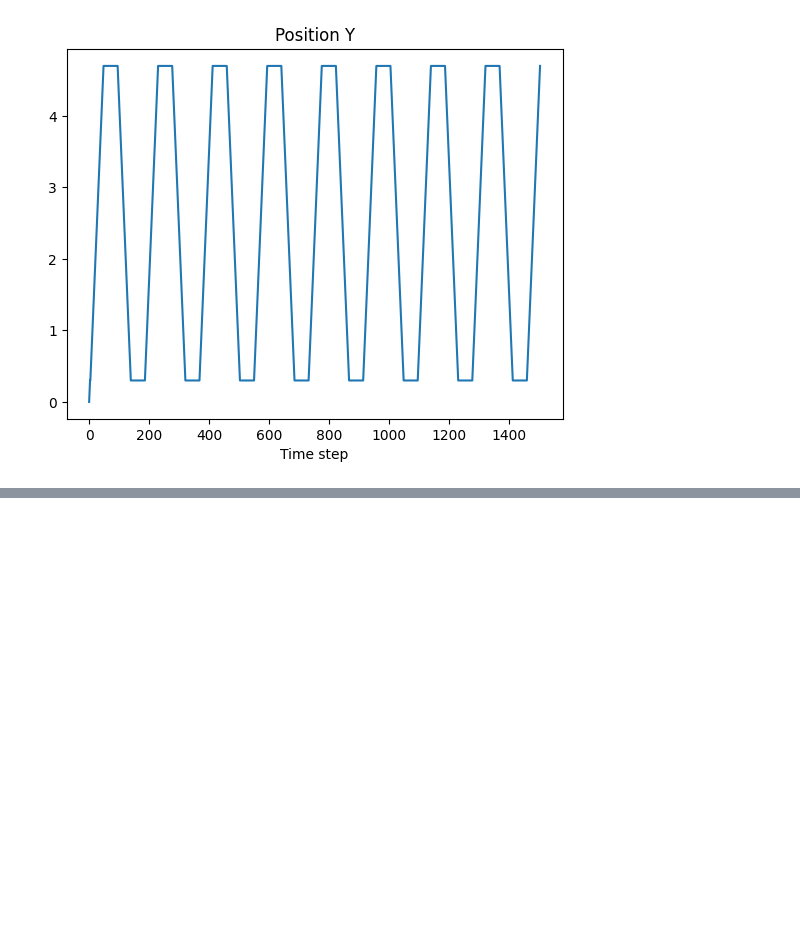
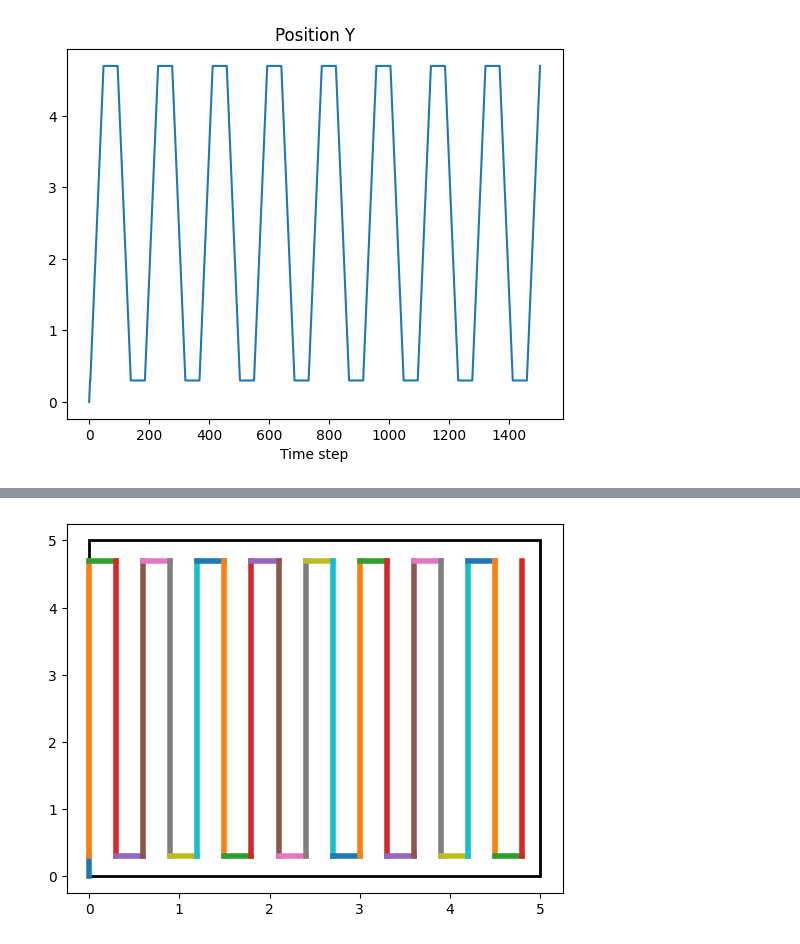
Before and after one commit to jonathan-crandall/CS5510-Robot-Intelligence, a Jupyter notebook: midterm_problem_1.ipynb, the cells around one changed output, grey strips where cells are left out. Cells and saved outputs as stored; diff of their text form; code cells hidden in the pictures; blank space fills up the shorter version.

```diff
--- a/midterm_problem_1.ipynb
+++ b/midterm_problem_1.ipynb
@@ -31,10 +31,12 @@ class SkidRobot:
         path_y = []
 
         # put loop in terms of dt = 0.1
-        for _ in range(round(duration * 10)):
+        current_time = 0
+        while (current_time < duration ):
             path_x.append(self.x)
             path_y.append(self.y)
             self.move(Vl, Vr)
+            current_time += .1
 
         # Store final point
         path_x.append(self.x)
@@ -211,0 +260,81 @@ Text(0.5, 1.0, 'Position Y')
+# %%
+from matplotlib.patches import Rectangle
+fig, ax = plt.subplots()
+ax.set_xbound(0, 10)
+ax.set_ybound(0, 10)
+ax.add_patch(Rectangle((0, 0), 5, 5, facecolor="none", ec='k', lw=2))
+
+robo = SwedishRobot(.5, .3)
+
+pathX = []
+pathY = []
+angMomentum = []
+
+def getAngMomentum(sec, v, robo):
+    deltaTheta = sec * ((v) / robo.width)
+    return radians(deltaTheta)
+
+
+# Move to starting position
+sec, v = 0.3, 2
+subPathX, subPathY = robo.move_for_s(sec, v, 0)
+subAngMomentum = getAngMomentum(sec, v, robo)
+
+pathX.append(subPathX)
+pathY.append(subPathY)
+angMomentum.append(subAngMomentum)
+
+# Repeat coverage process
+for _ in range(8):
+    # Move to the end of the line
+    sec, v = 4.4, 2
+    subPathX, subPathY = robo.move_for_s(sec, v, 0)
+    subAngMomentum = getAngMomentum(sec, v, robo)
+
+    pathX.append(subPathX)
+    pathY.append(subPathY)
+    angMomentum.append(subAngMomentum)
+
+
+    # Move forward enough for coverage
+    sec, v = 0.3, 2
+    subPathX, subPathY = robo.move_for_s(sec, v, -90)
+    subAngMomentum = getAngMomentum(sec, v, robo)
+
+    pathX.append(subPathX)
+    pathY.append(subPathY)
+    angMomentum.append(subAngMomentum)
+
+    # Move to the end of the line
+    sec, v = 4.4, 2
+    subPathX, subPathY = robo.move_for_s(sec, v, 180)
+    subAngMomentum = getAngMomentum(sec, v, robo)
+
+    pathX.append(subPathX)
+    pathY.append(subPathY)
+    angMomentum.append(subAngMomentum)
+
+
+    # Move forward enough for coverage
+    sec, v = 0.3, 2
+    subPathX, subPathY = robo.move_for_s(sec, v, -90)
+    subAngMomentum = getAngMomentum(sec, v, robo)
+
+    pathX.append(subPathX)
+    pathY.append(subPathY)
+    angMomentum.append(subAngMomentum)
+
+
+# Move to end position
+sec, v = 4.4, 2
+subPathX, subPathY = robo.move_for_s(sec, v, 0)
+subAngMomentum = getAngMomentum(sec, v, robo)
+
+pathX.append(subPathX)
+pathY.append(subPathY)
+angMomentum.append(subAngMomentum)
+
+for index, path in enumerate(pathX):
+    ax.plot(pathX[index], pathY[index], lw=4)
+# %% [output]
+[figure, added]
```
Also changed, not shown: parts of 5 cells of this notebook.
